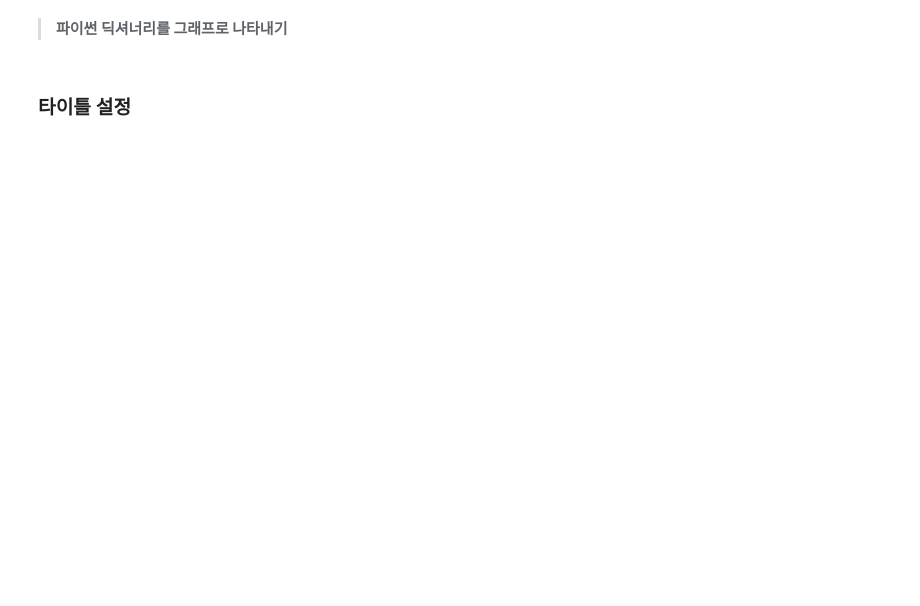
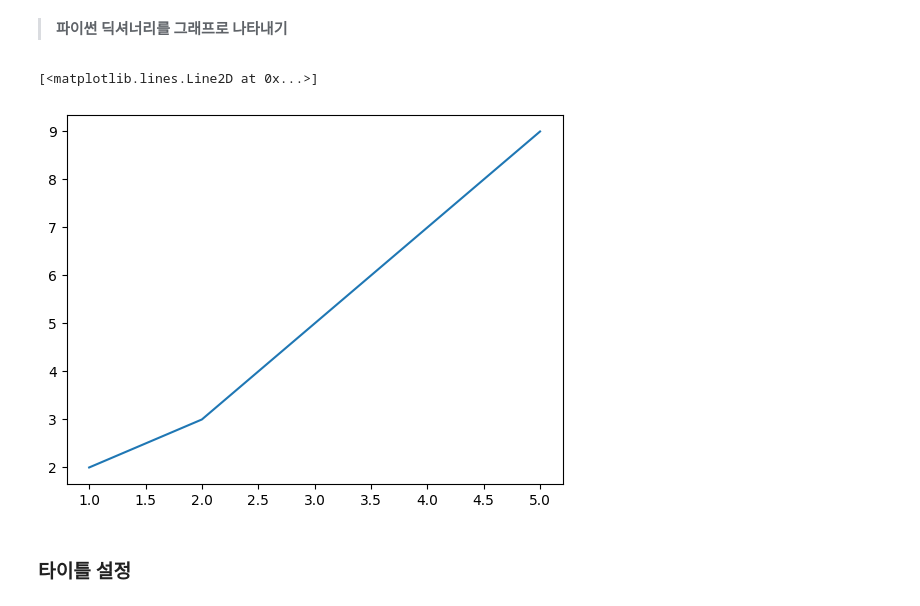
Before and after one commit to skingsol/pythonsource, a Jupyter notebook: matplotlib/01. 그래프 기본.ipynb, the cells around one changed output. Cells and saved outputs as stored; diff of their text form; code cells hidden in the pictures; blank space fills up the shorter version.

```diff
--- a/matplotlib/01. 그래프 기본.ipynb
+++ b/matplotlib/01. 그래프 기본.ipynb
@@ -14,4 +27,10 @@ import matplotlib.pyplot as plt
 # %% [markdown]
 ><b>파이썬 딕셔너리를 그래프로 나타내기</b>
+# %%
+dict1 = {"data_x":[1,2,3,4,5],"data_y":[2,3,5,7,9]}
+plt.plot("data_x","data_y", data = dict1)
+# %% [output]
+[<matplotlib.lines.Line2D at 0x...>]
+[figure, added]
 # %% [markdown]
 ### 타이틀 설정
```
Also changed, not shown: parts of 11 cells of this notebook, 8 other files.
